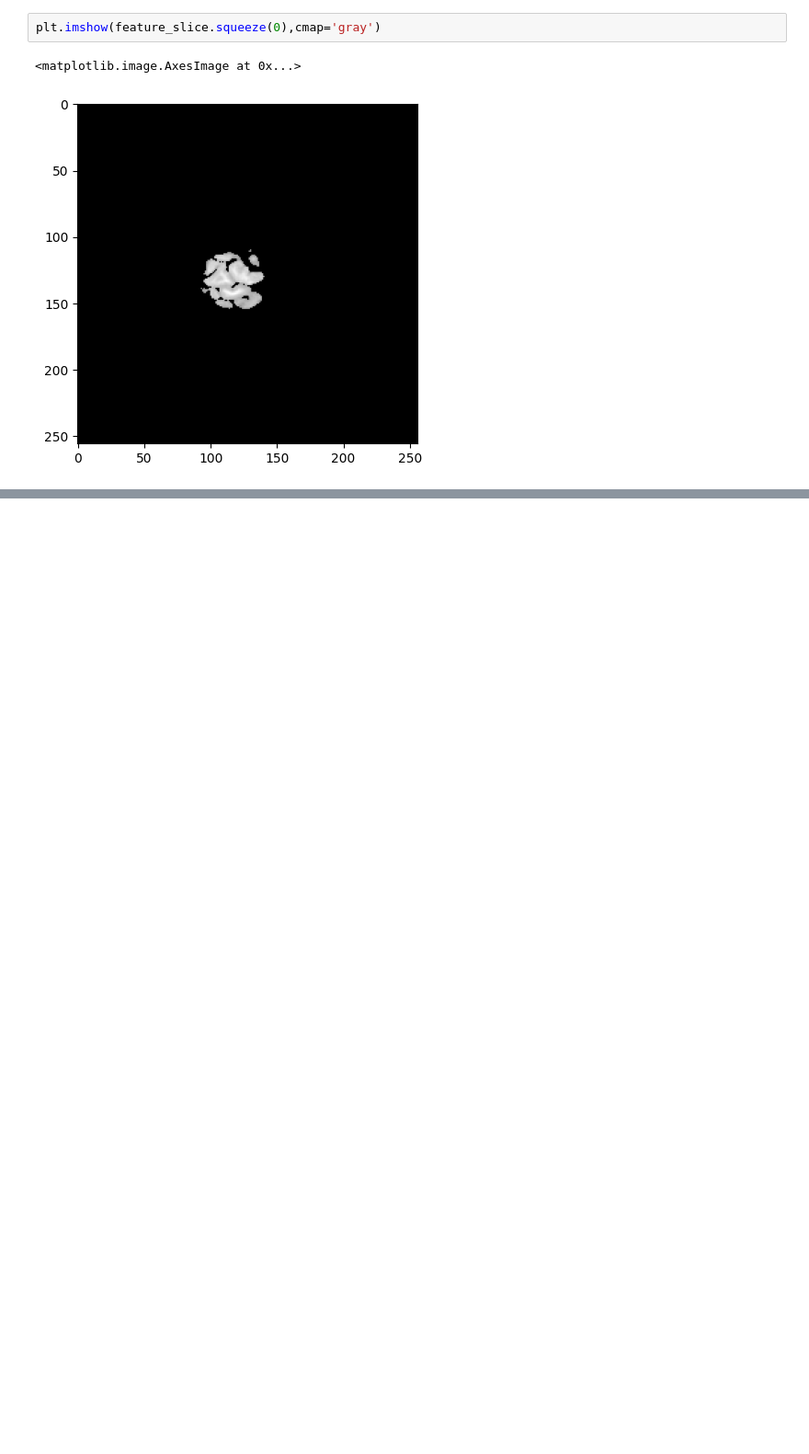
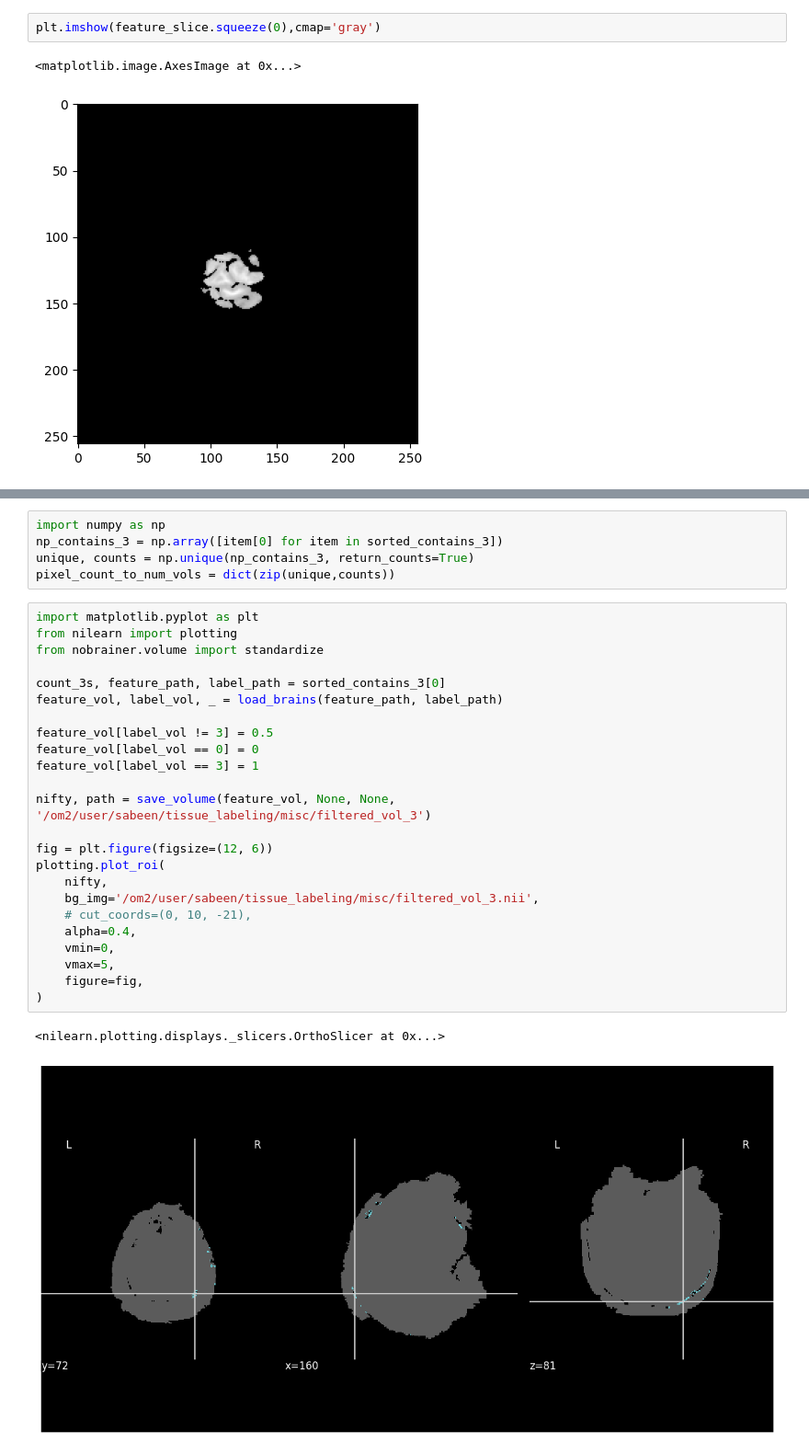
Before and after one commit to sabeenlohawala/brain_segmentation, a Jupyter notebook: notebooks/histogram_scratch.ipynb, the cells around one changed output, grey strips where cells are left out. Shown at 92% size. Cells and saved outputs as stored; diff of their text form; blank space fills up the shorter version.

```diff
--- a/notebooks/histogram_scratch.ipynb
+++ b/notebooks/histogram_scratch.ipynb
@@ -80,0 +243,32 @@ plt.imshow(feature_slice.squeeze(0),cmap='gray')
+# %%
+import numpy as np
+np_contains_3 = np.array([item[0] for item in sorted_contains_3])
+unique, counts = np.unique(np_contains_3, return_counts=True)
+pixel_count_to_num_vols = dict(zip(unique,counts))
+# %%
+import matplotlib.pyplot as plt
+from nilearn import plotting
+from nobrainer.volume import standardize
+
+count_3s, feature_path, label_path = sorted_contains_3[0]
+feature_vol, label_vol, _ = load_brains(feature_path, label_path)
+
+feature_vol[label_vol != 3] = 0.5
+feature_vol[label_vol == 0] = 0
+feature_vol[label_vol == 3] = 1
+
+nifty, path = save_volume(feature_vol, None, None, '/om2/user/sabeen/tissue_labeling/misc/filtered_vol_3')
+
+fig = plt.figure(figsize=(12, 6))
+plotting.plot_roi(
+    nifty,
+    bg_img='/om2/user/sabeen/tissue_labeling/misc/filtered_vol_3.nii',
+    # cut_coords=(0, 10, -21),
+    alpha=0.4,
+    vmin=0,
+    vmax=5,
+    figure=fig,
+)
+# %% [output]
+<nilearn.plotting.displays._slicers.OrthoSlicer at 0x...>
+[figure, added]
```
Also changed, not shown: parts of 11 cells of this notebook, 4 other files.
